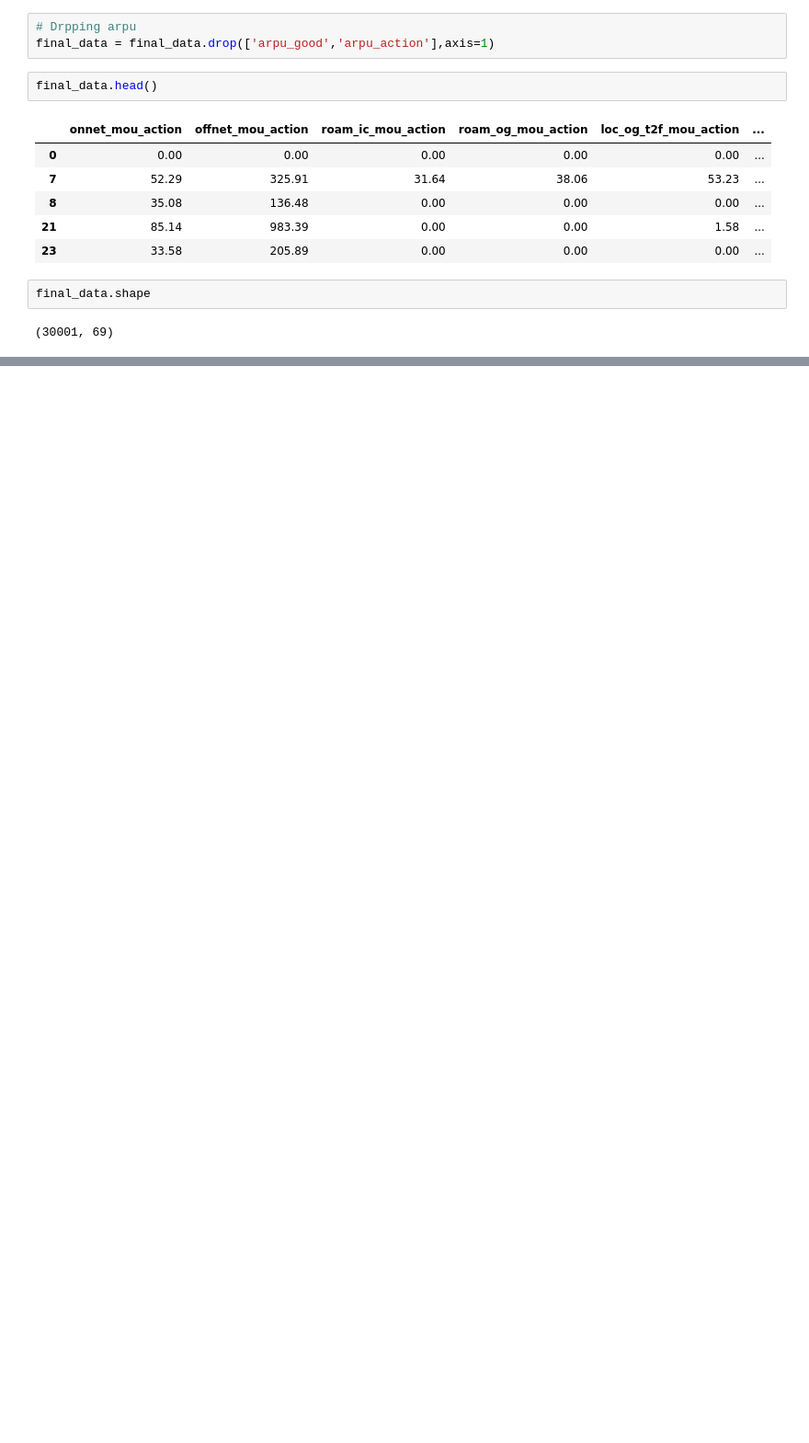
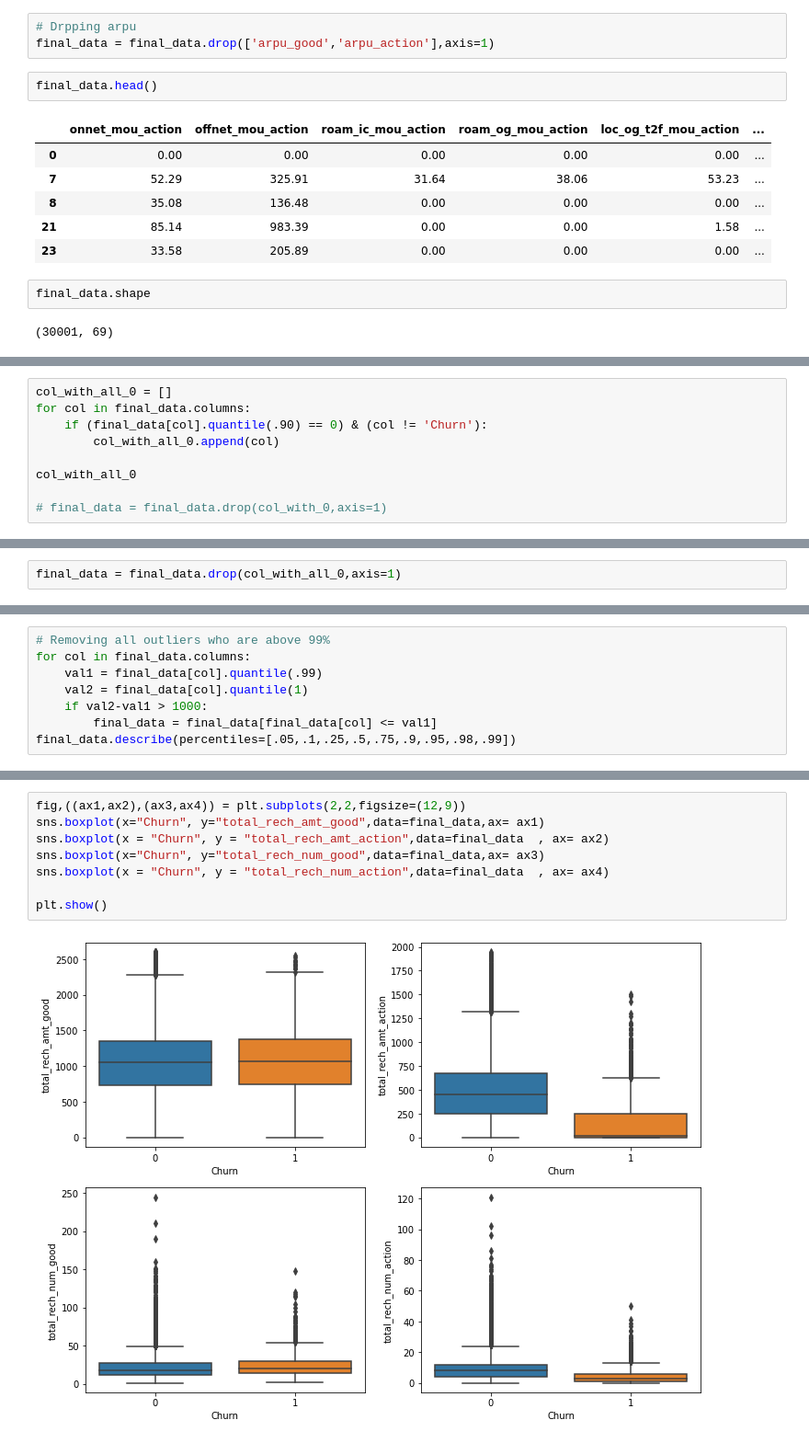
Before and after one commit to supran2811/TelecomChurnAssignment, a Jupyter notebook: Telecom_Churn_Solution.ipynb, the cells around one changed output, grey strips where cells are left out. Shown at 92% size. Cells and saved outputs as stored; diff of their text form; blank space fills up the shorter version.

```diff
--- a/Telecom_Churn_Solution.ipynb
+++ b/Telecom_Churn_Solution.ipynb
@@ -754,0 +799,9 @@ final_data.shape
+# %%
+col_with_all_0 = []
+for col in final_data.columns:
+    if (final_data[col].quantile(.90) == 0) & (col != 'Churn'):
+        col_with_all_0.append(col)
+
+col_with_all_0
+
+# final_data = final_data.drop(col_with_0,axis=1)
@@ -754,0 +832,2 @@ final_data.shape
+# %%
+final_data = final_data.drop(col_with_all_0,axis=1)
@@ -754,0 +862,8 @@ final_data.shape
+# %%
+# Removing all outliers who are above 99%
+for col in final_data.columns:
+    val1 = final_data[col].quantile(.99)
+    val2 = final_data[col].quantile(1)
+    if val2-val1 > 1000:
+        final_data = final_data[final_data[col] <= val1]
+final_data.describe(percentiles=[.05,.1,.25,.5,.75,.9,.95,.98,.99])
@@ -754,0 +892,10 @@ final_data.shape
+# %%
+fig,((ax1,ax2),(ax3,ax4)) = plt.subplots(2,2,figsize=(12,9))
+sns.boxplot(x="Churn", y="total_rech_amt_good",data=final_data,ax= ax1)
+sns.boxplot(x = "Churn", y = "total_rech_amt_action",data=final_data  , ax= ax2)
+sns.boxplot(x="Churn", y="total_rech_num_good",data=final_data,ax= ax3)
+sns.boxplot(x = "Churn", y = "total_rech_num_action",data=final_data  , ax= ax4)
+
+plt.show()
+# %% [output]
+[figure, added]
```
Also changed, not shown: parts of 28 cells of this notebook.
